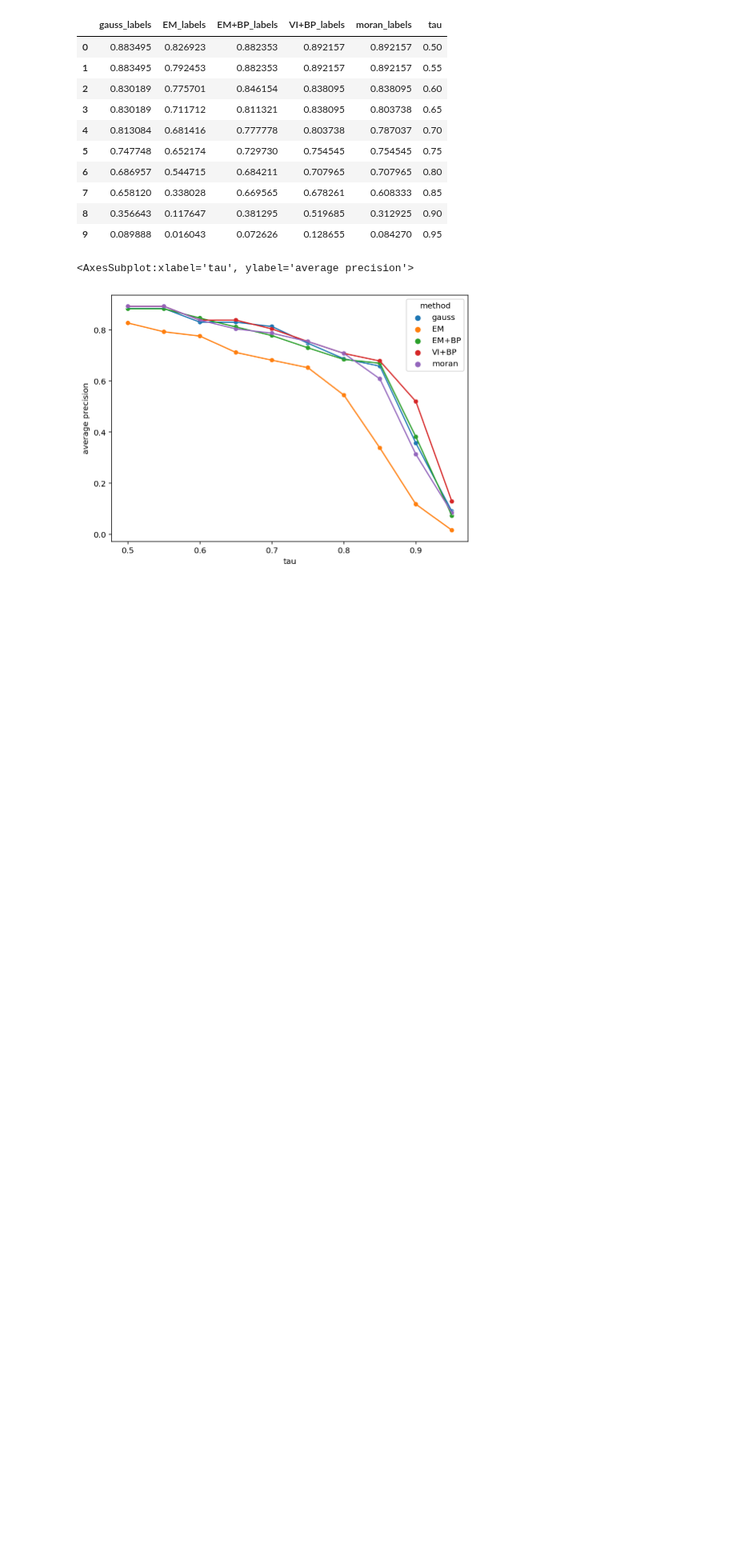
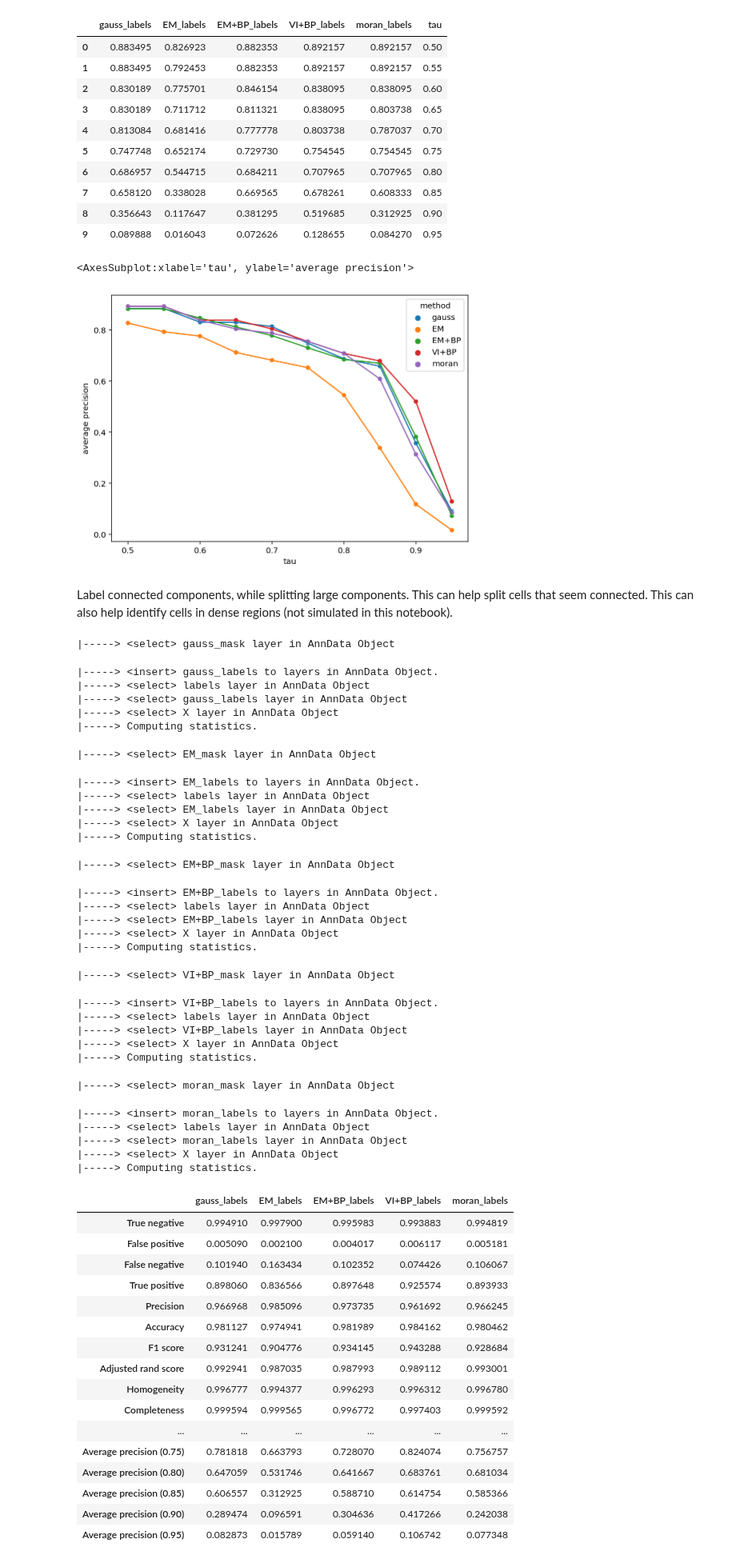
Before and after one commit to aristoteleo/spateo-notebooks, a Jupyter notebook: segmentation/simulate_cells.ipynb, the cells around one changed output. Shown at 80% size. Cells and saved outputs as stored; diff of their text form; code cells hidden in the pictures; blank space fills up the shorter version.

```diff
--- a/segmentation/simulate_cells.ipynb
+++ b/segmentation/simulate_cells.ipynb
@@ -200,3 +200,61 @@ sns.lineplot(data=data, x='tau', y='average precision', hue='method', ax=ax, leg
 # %% [output]
 <AxesSubplot:xlabel='tau', ylabel='average precision'>
 [figure]
+# %% [markdown]
+Label connected components, while splitting large components. This can help split cells that seem connected. This can also help identify cells in dense regions (not simulated in this notebook).
+# %%
+# Attempt to split connected components that are larger than 500 pixels.
+compare_dfs = []
+for method in methods:
+    st.pp.segmentation.label_connected_components(adata, method, area_threshold=500)
+    compare_dfs.append(st.pp.segmentation.compare(adata, 'labels', f'{method}_labels', random_background=False))
+performance_df = pd.concat(compare_dfs, axis=1)
+performance_df
+# %% [output]
+|-----> <select> gauss_mask layer in AnnData Object
+|-----> <insert> gauss_labels to layers in AnnData Object.
+|-----> <select> labels layer in AnnData Object
+|-----> <select> gauss_labels layer in AnnData Object
+|-----> <select> X layer in AnnData Object
+|-----> Computing statistics.
+|-----> <select> EM_mask layer in AnnData Object
+|-----> <insert> EM_labels to layers in AnnData Object.
+|-----> <select> labels layer in AnnData Object
+|-----> <select> EM_labels layer in AnnData Object
+|-----> <select> X layer in AnnData Object
+|-----> Computing statistics.
+|-----> <select> EM+BP_mask layer in AnnData Object
+|-----> <insert> EM+BP_labels to layers in AnnData Object.
+|-----> <select> labels layer in AnnData Object
+|-----> <select> EM+BP_labels layer in AnnData Object
+|-----> <select> X layer in AnnData Object
+|-----> Computing statistics.
+|-----> <select> VI+BP_mask layer in AnnData Object
+|-----> <insert> VI+BP_labels to layers in AnnData Object.
+|-----> <select> labels layer in AnnData Object
+|-----> <select> VI+BP_labels layer in AnnData Object
+|-----> <select> X layer in AnnData Object
+|-----> Computing statistics.
+|-----> <select> moran_mask layer in AnnData Object
+|-----> <insert> moran_labels to layers in AnnData Object.
+|-----> <select> labels layer in AnnData Object
+|-----> <select> moran_labels layer in AnnData Object
+|-----> <select> X layer in AnnData Object
+|-----> Computing statistics.
+|  | gauss_labels | EM_labels | EM+BP_labels | VI+BP_labels | moran_labels |
+| True negative | 0.994910 | 0.997900 | 0.995983 | 0.993883 | 0.994819 |
+| False positive | 0.005090 | 0.002100 | 0.004017 | 0.006117 | 0.005181 |
+| False negative | 0.101940 | 0.163434 | 0.102352 | 0.074426 | 0.106067 |
+| True positive | 0.898060 | 0.836566 | 0.897648 | 0.925574 | 0.893933 |
+| Precision | 0.966968 | 0.985096 | 0.973735 | 0.961692 | 0.966245 |
+| Accuracy | 0.981127 | 0.974941 | 0.981989 | 0.984162 | 0.980462 |
+| F1 score | 0.931241 | 0.904776 | 0.934145 | 0.943288 | 0.928684 |
+| Adjusted rand score | 0.992941 | 0.987035 | 0.987993 | 0.989112 | 0.993001 |
+| Homogeneity | 0.996777 | 0.994377 | 0.996293 | 0.996312 | 0.996780 |
+| Completeness | 0.999594 | 0.999565 | 0.996772 | 0.997403 | 0.999592 |
+| ... | ... | ... | ... | ... | ... |
+| Average precision (0.75) | 0.781818 | 0.663793 | 0.728070 | 0.824074 | 0.756757 |
+| Average precision (0.80) | 0.647059 | 0.531746 | 0.641667 | 0.683761 | 0.681034 |
+| Average precision (0.85) | 0.606557 | 0.312925 | 0.588710 | 0.614754 | 0.585366 |
+| Average precision (0.90) | 0.289474 | 0.096591 | 0.304636 | 0.417266 | 0.242038 |
+| Average precision (0.95) | 0.082873 | 0.015789 | 0.059140 | 0.106742 | 0.077348 |
```
Also changed, not shown: parts of 2 cells of this notebook.
